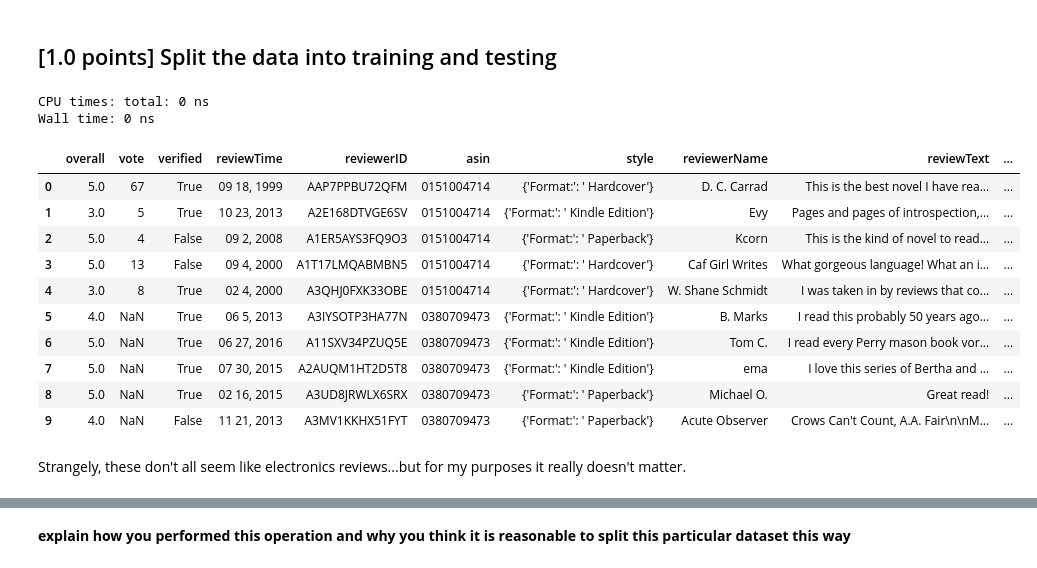
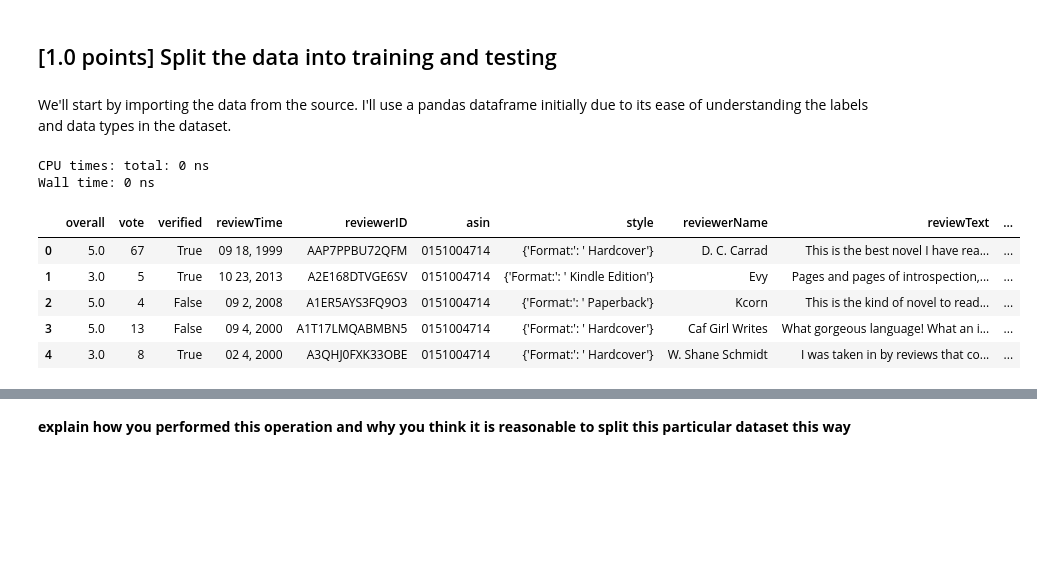
Before and after one commit to cphchip/cs8321_code, a Jupyter notebook: Lab 2/Lab2.ipynb, the cells around one changed output, grey strips where cells are left out. Cells and saved outputs as stored; diff of their text form; code cells hidden in the pictures; blank space fills up the shorter version.

```diff
--- a/Lab 2/Lab2.ipynb
+++ b/Lab 2/Lab2.ipynb
@@ -27,3 +33,5 @@ import numpy as np
+# %% [markdown]
+We'll start by importing the data from the source. I'll use a pandas dataframe initially due to its ease of understanding the labels and data types in the dataset.
 # %%
 %time
 # Source: modified from https://nijianmo.github.io/amazon/index.html for importing data
@@ -52,18 +60,11 @@ df = getDF(path)
 CPU times: total: 0 ns
 Wall time: 0 ns
 # %%
-df.head(10)
+df.head()
 # %% [output]
 |  | overall | vote | verified | reviewTime | reviewerID | asin | style | reviewerName | reviewText | ... |
 | 0 | 5.0 | 67 | True | 09 18, 1999 | AAP7PPBU72QFM | 0151004714 | {'Format:': ' Hardcover'} | D. C. Carrad | This is the best novel I have rea... | ... |
 | 1 | 3.0 | 5 | True | 10 23, 2013 | A2E168DTVGE6SV | 0151004714 | {'Format:': ' Kindle Edition'} | Evy | Pages and pages of introspection,... | ... |
 | 2 | 5.0 | 4 | False | 09 2, 2008 | A1ER5AYS3FQ9O3 | 0151004714 | {'Format:': ' Paperback'} | Kcorn | This is the kind of novel to read... | ... |
 | 3 | 5.0 | 13 | False | 09 4, 2000 | A1T17LMQABMBN5 | 0151004714 | {'Format:': ' Hardcover'} | Caf Girl Writes | What gorgeous language! What an i... | ... |
 | 4 | 3.0 | 8 | True | 02 4, 2000 | A3QHJ0FXK33OBE | 0151004714 | {'Format:': ' Hardcover'} | W. Shane Schmidt | I was taken in by reviews that co... | ... |
-| 5 | 4.0 | NaN | True | 06 5, 2013 | A3IYSOTP3HA77N | 0380709473 | {'Format:': ' Kindle Edition'} | B. Marks | I read this probably 50 years ago... | ... |
-| 6 | 5.0 | NaN | True | 06 27, 2016 | A11SXV34PZUQ5E | 0380709473 | {'Format:': ' Kindle Edition'} | Tom C. | I read every Perry mason book vor... | ... |
-| 7 | 5.0 | NaN | True | 07 30, 2015 | A2AUQM1HT2D5T8 | 0380709473 | {'Format:': ' Kindle Edition'} | ema | I love this series of Bertha and ... | ... |
-| 8 | 5.0 | NaN | True | 02 16, 2015 | A3UD8JRWLX6SRX | 0380709473 | {'Format:': ' Paperback'} | Michael O. | Great read! | ... |
-| 9 | 4.0 | NaN | False | 11 21, 2013 | A3MV1KKHX51FYT | 0380709473 | {'Format:': ' Paperback'} | Acute Observer | Crows Can't Count, A.A. Fair\n\nM... | ... |
-# %% [markdown]
-Strangely, these don't all seem like electronics reviews...but for my purposes it really doesn't matter.
```
Also changed, not shown: parts of 14 cells of this notebook.
